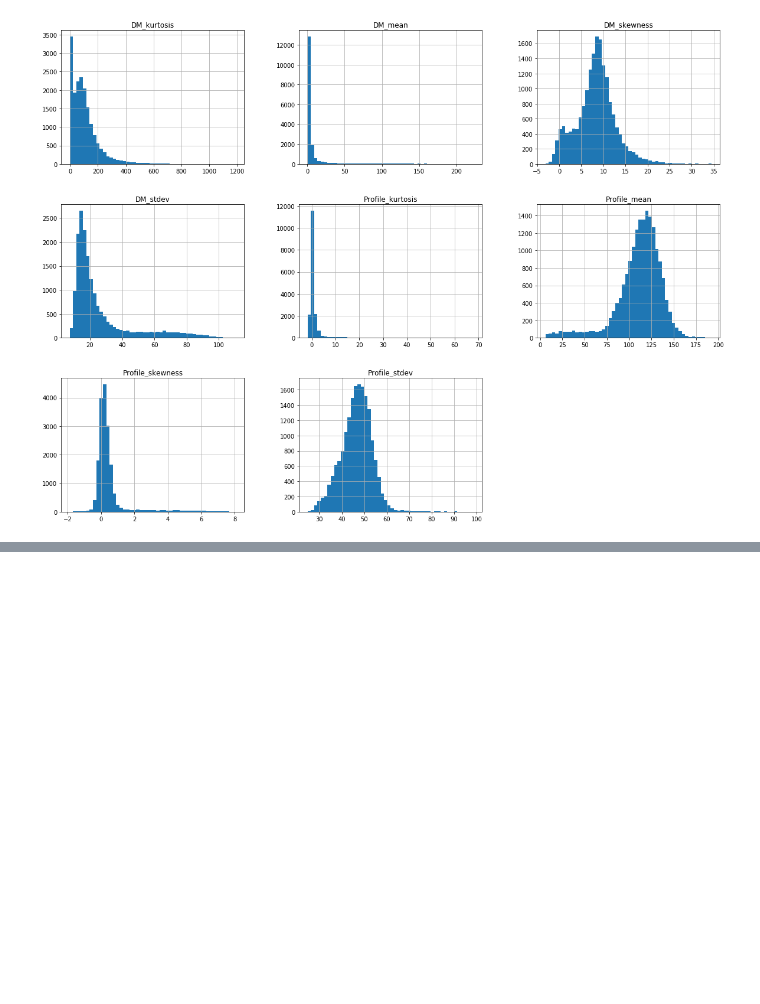
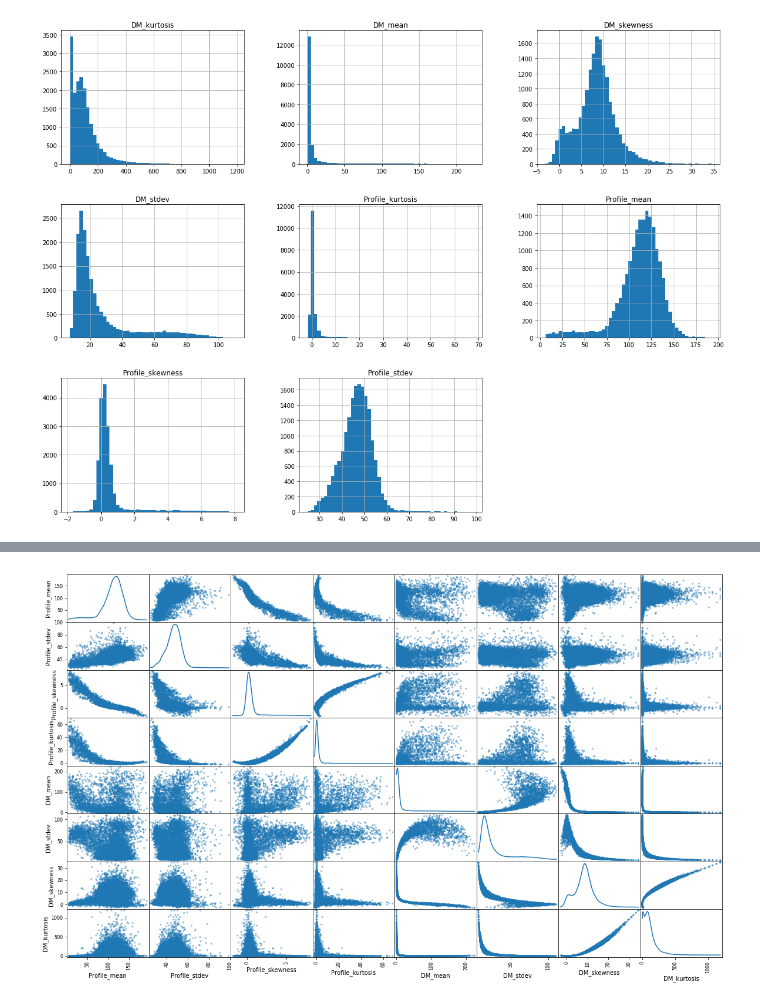
Before and after one commit to AndreFCruz/feup-iart, a Jupyter notebook: pulsars.ipynb, the cells around one changed output, grey strips where cells are left out. Saved outputs shown, nothing was run; the diff lists cells and outputs as text; code cells hidden in the pictures; blank space fills up the shorter version.

```diff
--- a/pulsars.ipynb
+++ b/pulsars.ipynb
@@ -115,0 +109,6 @@ train_set, test_set = split_train_dataset(df, 0.2)
+# %%
+all_attributes = df.keys()
+scatter_matrix(df[all_attributes], diagonal='kde', figsize=(20,12))
+plt.savefig('imgs/full_scatter_matrix.png')
+# %% [output]
+[figure, added]
```
Also changed, not shown: parts of 4 cells of this notebook, 3 other files.
